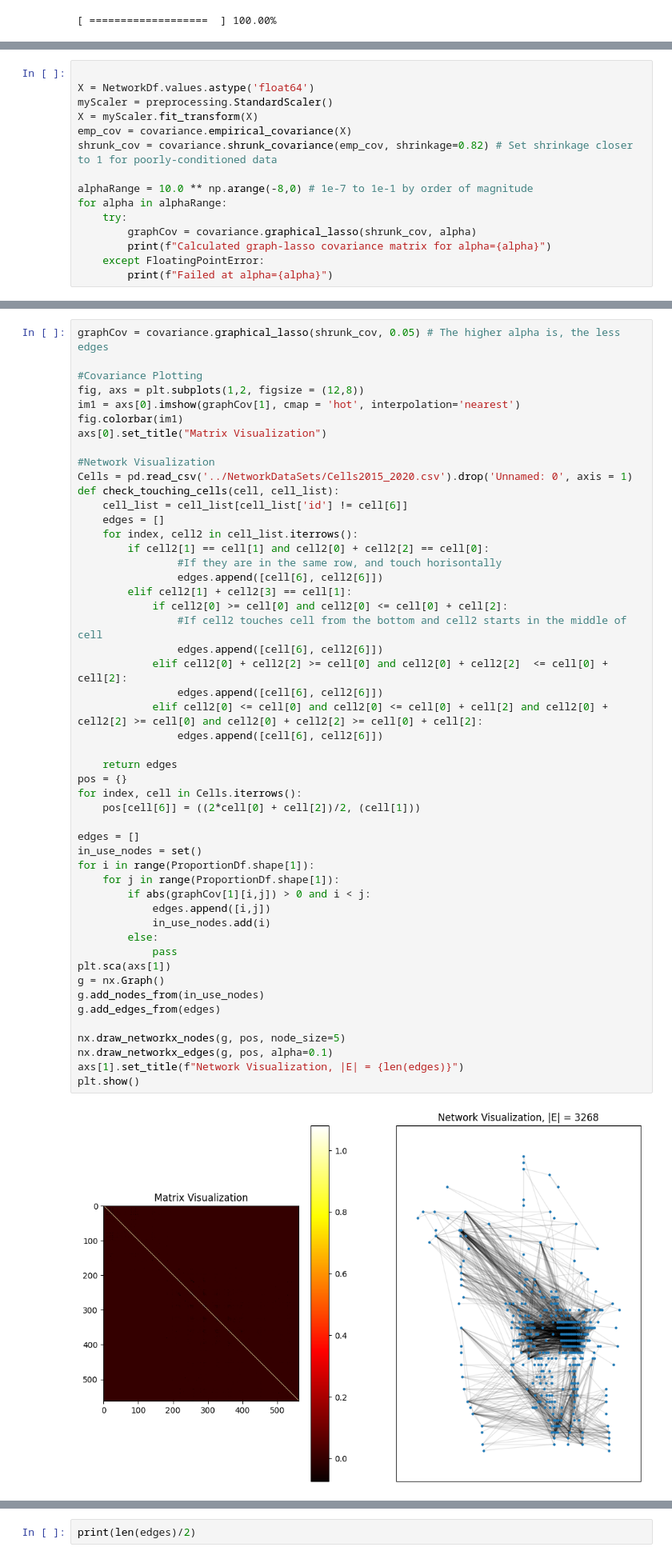
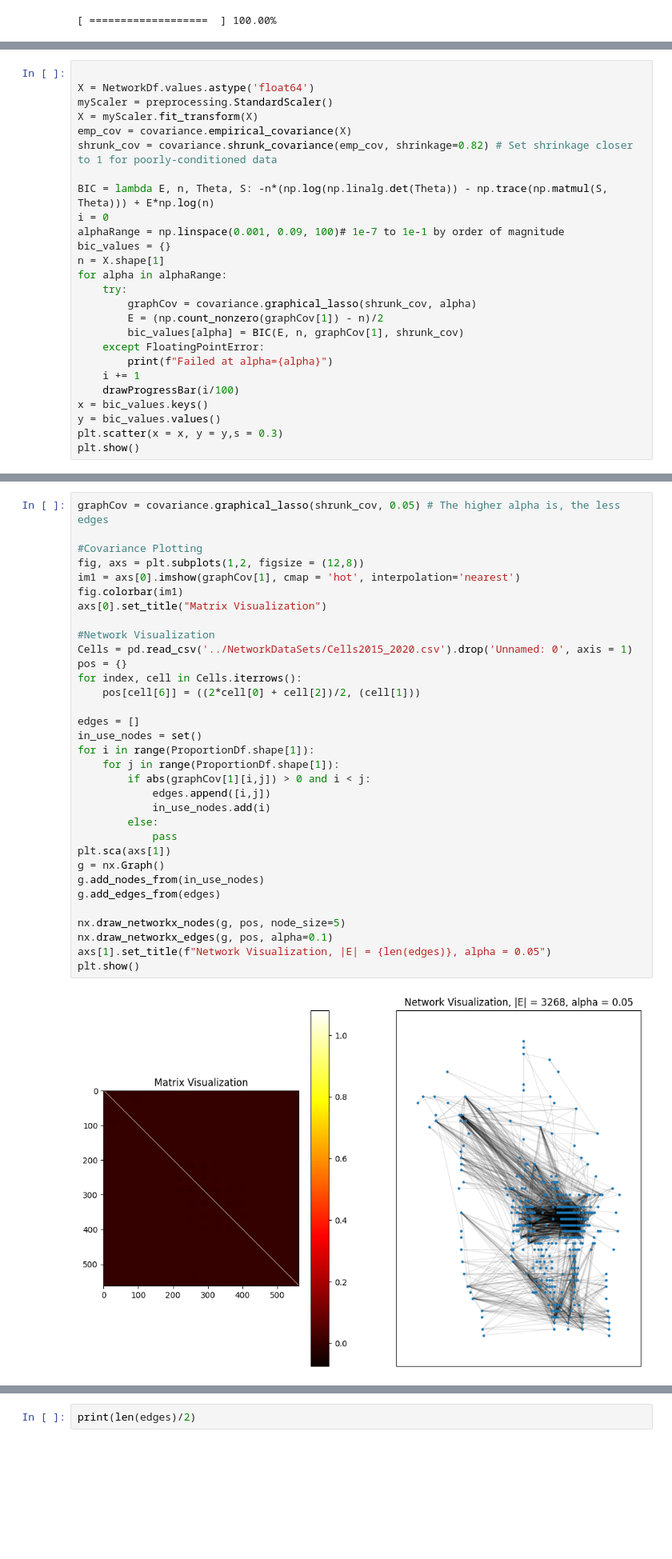
Before and after one commit to Toastisgreat/ResearchProject, a Jupyter notebook: Notebooks/NetworkAnalysis.ipynb, the cells around one changed output, grey strips where cells are left out. Shown at 80% size. Saved outputs shown, nothing was run; the diff lists cells and outputs as text; blank space fills up the shorter version.

```diff
--- a/Notebooks/NetworkAnalysis.ipynb
+++ b/Notebooks/NetworkAnalysis.ipynb
@@ -222,11 +288,22 @@ X = myScaler.fit_transform(X)
 emp_cov = covariance.empirical_covariance(X)
 shrunk_cov = covariance.shrunk_covariance(emp_cov, shrinkage=0.82) # Set shrinkage closer to 1 for poorly-conditioned data
 
-alphaRange = 10.0 ** np.arange(-8,0) # 1e-7 to 1e-1 by order of magnitude
+BIC = lambda E, n, Theta, S: -n*(np.log(np.linalg.det(Theta)) - np.trace(np.matmul(S, Theta))) + E*np.log(n)
+i = 0
+alphaRange = np.linspace(0.001, 0.09, 100)# 1e-7 to 1e-1 by order of magnitude
+bic_values = {}
+n = X.shape[1]
 for alpha in alphaRange:
     try:
         graphCov = covariance.graphical_lasso(shrunk_cov, alpha)
-        print(f"Calculated graph-lasso covariance matrix for alpha={alpha}")
+        E = (np.count_nonzero(graphCov[1]) - n)/2
+        bic_values[alpha] = BIC(E, n, graphCov[1], shrunk_cov)
     except FloatingPointError:
         print(f"Failed at alpha={alpha}")
+    i += 1
+    drawProgressBar(i/100)
+x = bic_values.keys()
+y = bic_values.values()
+plt.scatter(x = x, y = y,s = 0.3)
+plt.show()
 # %% [output]
@@ -244,52 +315,35 @@ graphCov = covariance.graphical_lasso(shrunk_cov, 0.05) # The higher alpha is, t
 #Covariance Plotting
 fig, axs = plt.subplots(1,2, figsize = (12,8))
 im1 = axs[0].imshow(graphCov[1], cmap = 'hot', interpolation='nearest')
 fig.colorbar(im1)
 axs[0].set_title("Matrix Visualization")
 
 #Network Visualization
 Cells = pd.read_csv('../NetworkDataSets/Cells2015_2020.csv').drop('Unnamed: 0', axis = 1)
-def check_touching_cells(cell, cell_list):
-    cell_list = cell_list[cell_list['id'] != cell[6]]
-    edges = []
-    for index, cell2 in cell_list.iterrows():
-        if cell2[1] == cell[1] and cell2[0] + cell2[2] == cell[0]:
-                #If they are in the same row, and touch horisontally
-                edges.append([cell[6], cell2[6]])
-        elif cell2[1] + cell2[3] == cell[1]:
-            if cell2[0] >= cell[0] and cell2[0] <= cell[0] + cell[2]:
-                #If cell2 touches cell from the bottom and cell2 starts in the middle of cell
-                edges.append([cell[6], cell2[6]])
-            elif cell2[0] + cell2[2] >= cell[0] and cell2[0] + cell2[2]  <= cell[0] + cell[2]:
-                edges.append([cell[6], cell2[6]])
-            elif cell2[0] <= cell[0] and cell2[0] <= cell[0] + cell[2] and cell2[0] + cell2[2] >= cell[0] and cell2[0] + cell2[2] >= cell[0] + cell[2]:
-                edges.append([cell[6], cell2[6]])
-
-    return edges
 pos = {}
 for index, cell in Cells.iterrows():
     pos[cell[6]] = ((2*cell[0] + cell[2])/2, (cell[1]))
 
 edges = []
 in_use_nodes = set()
 for i in range(ProportionDf.shape[1]):
     for j in range(ProportionDf.shape[1]):
         if abs(graphCov[1][i,j]) > 0 and i < j:
             edges.append([i,j])
             in_use_nodes.add(i)
         else:
             pass
 plt.sca(axs[1])
 g = nx.Graph()
 g.add_nodes_from(in_use_nodes)
 g.add_edges_from(edges)
 
 nx.draw_networkx_nodes(g, pos, node_size=5)
 nx.draw_networkx_edges(g, pos, alpha=0.1)
-axs[1].set_title(f"Network Visualization, |E| = {len(edges)}")
+axs[1].set_title(f"Network Visualization, |E| = {len(edges)}, alpha = 0.05")
 plt.show()
 # %% [output]
-[figure, old version]
+[figure, new version]
 # %%
 
 edges = []
```
Also changed, not shown: parts of 13 cells of this notebook.
